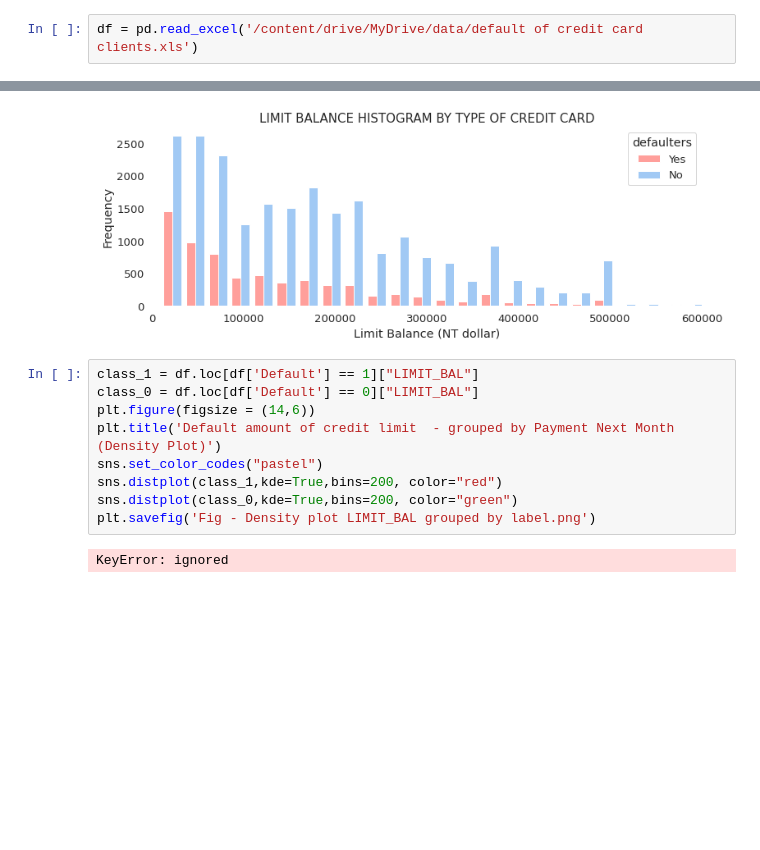
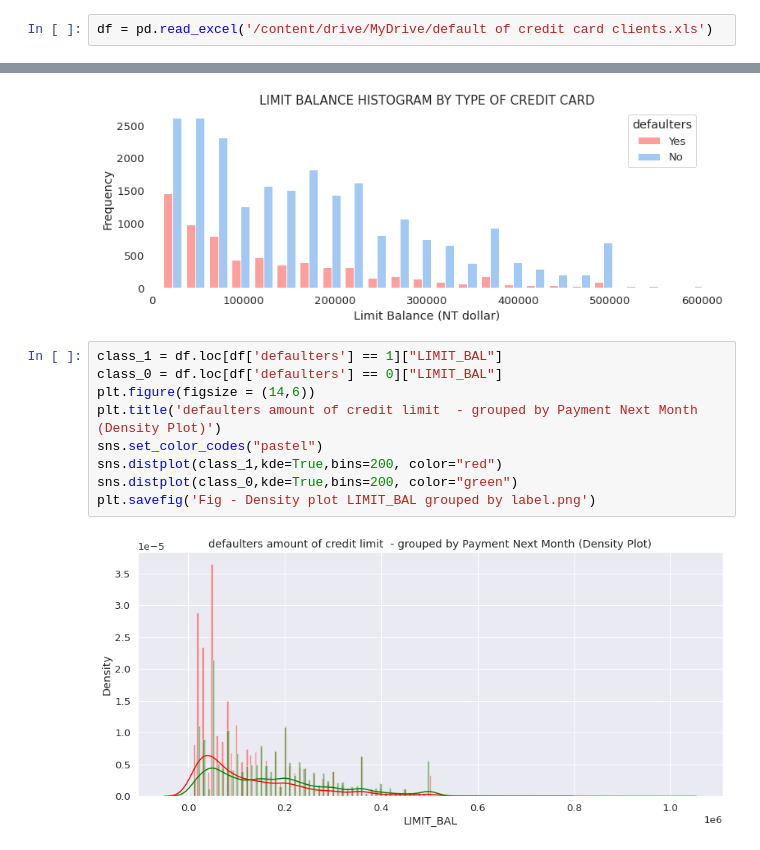
Before and after one commit to sumitgaikwad8877/-Credit-Card-Default-Prediction-, a Jupyter notebook: Credit_Card_Default_Prediction_Capstone_Project.ipynb, the cells around one changed output, grey strips where cells are left out. Drawn from its saved outputs; the diff is of its cells as text; blank space fills up the shorter version.

```diff
--- a/Credit_Card_Default_Prediction_Capstone_Project.ipynb
+++ b/Credit_Card_Default_Prediction_Capstone_Project.ipynb
@@ -51,6 +51,6 @@ Installing collected packages: xlrd
 Successfully installed xlrd-2.0.1
 # %%
-df = pd.read_excel('/content/drive/MyDrive/data/default of credit card clients.xls')
+df = pd.read_excel('/content/drive/MyDrive/default of credit card clients.xls')
 # %% [markdown]
 #Exploratory Data Analysis
 # %%
@@ -315,13 +315,13 @@ plt.savefig('ImageName', format='png', dpi=200, transparent=True);
 # %% [output]
 [figure]
 # %%
-class_1 = df.loc[df['Default'] == 1]["LIMIT_BAL"]
-class_0 = df.loc[df['Default'] == 0]["LIMIT_BAL"]
+class_1 = df.loc[df['defaulters'] == 1]["LIMIT_BAL"]
+class_0 = df.loc[df['defaulters'] == 0]["LIMIT_BAL"]
 plt.figure(figsize = (14,6))
-plt.title('Default amount of credit limit  - grouped by Payment Next Month (Density Plot)')
+plt.title('defaulters amount of credit limit  - grouped by Payment Next Month (Density Plot)')
 sns.set_color_codes("pastel")
 sns.distplot(class_1,kde=True,bins=200, color="red")
 sns.distplot(class_0,kde=True,bins=200, color="green")
 plt.savefig('Fig - Density plot LIMIT_BAL grouped by label.png')
 # %% [output]
-KeyError: ignored
+[figure, added]
```
Also changed, not shown: parts of 3 cells of this notebook.
